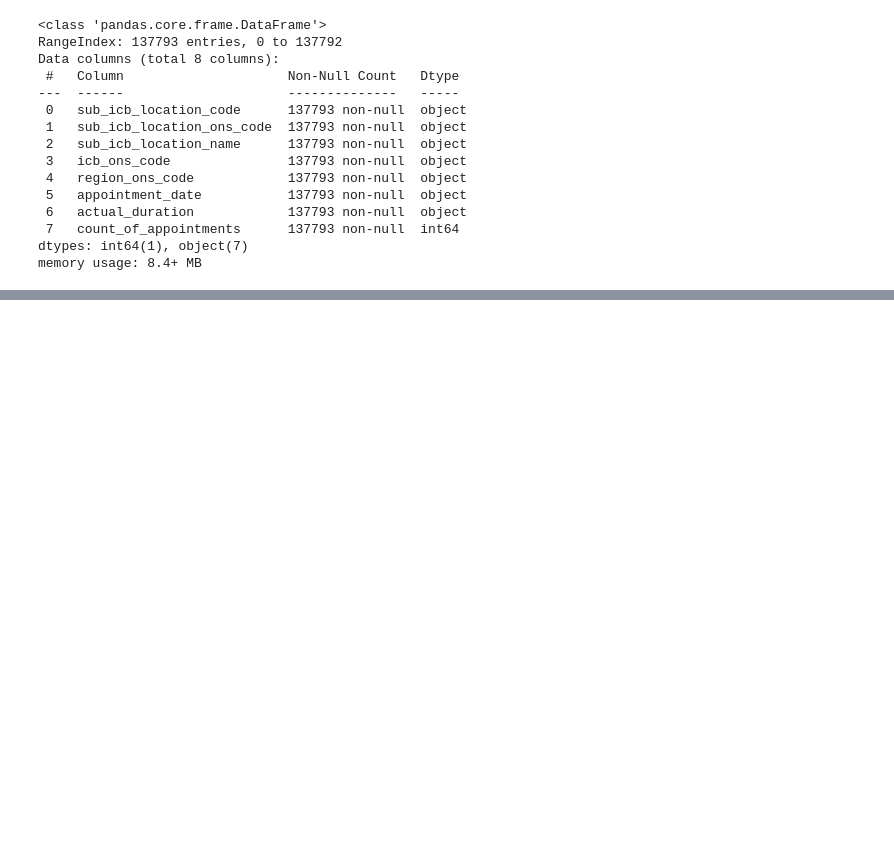
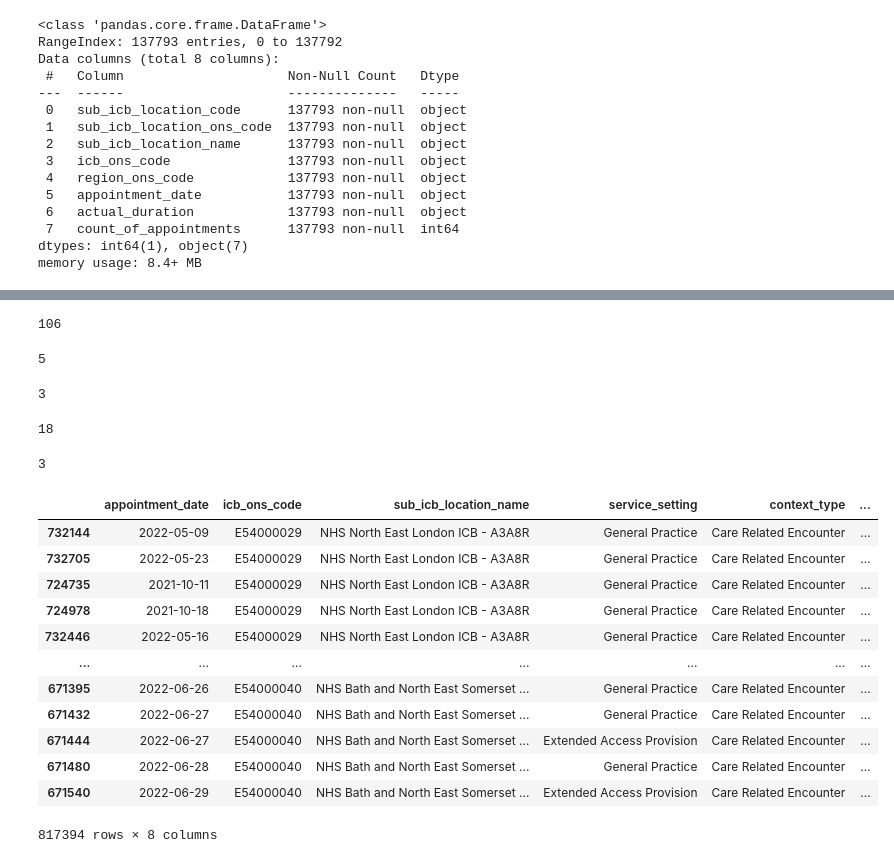
Before and after one commit to crialorob/Alonso_Robles_Cristina_DA201_Assignment, a Jupyter notebook: Alonso_Robles_Cristina_DA201_Assignment Activity 2_Import and explore the data.ipynb, the cells around one changed output, grey strips where cells are left out. Saved outputs shown, nothing was run; the diff lists cells and outputs as text; code cells hidden in the pictures; blank space fills up the shorter version.

Commit message:
Sorting, filtering and counting specific values

```diff
--- a/Alonso_Robles_Cristina_DA201_Assignment Activity 2_Import and explore the data.ipynb
+++ b/Alonso_Robles_Cristina_DA201_Assignment Activity 2_Import and explore the data.ipynb
@@ -603,3 +609,15 @@ Data columns (total 8 columns):
  7   count_of_appointments      137793 non-null  int64
 dtypes: int64(1), object(7)
 memory usage: 8.4+ MB
+# %%
+# Import the necessary packages.
+import pandas as pd
+
+# Read the Excel file.
+# Assign a variable.
+# Use the pd.read_excel() function.
+# Specify the name of the Excel file.
+nc = pd.read_excel('national_categories.xlsx')
+
+# Print the DataFrame.
+nc
@@ -605,0 +696,42 @@ memory usage: 8.4+ MB
+# %%
+# Determine the 5 locations with the highest number of records.
+print(len(ad['sub_icb_location_name'].unique()))
+# %% [output]
+106
+# %%
+# Determine the number of service settings from the 'nc' DataFrame.
+print(len(nc['service_setting'].unique()))
+# %% [output]
+5
+# %%
+# Determine the number of context types from the 'nc' DataFrame.
+print(len(nc['context_type'].unique()))
+# %% [output]
+3
+# %%
+# Determine the number of national categories from the 'nc' DataFrame.
+print(len(nc['national_category'].unique()))
+# %% [output]
+18
+# %%
+# Determine the number of appointment statuses from the 'ar' DataFrame.
+print(len(ar['appointment_status'].unique()))
+# %% [output]
+3
+# %%
+# Sorting the data by 'count_of_appointments' to find the 5 locations with the highest number of records.
+nc.sort_values(by=['count_of_appointments'], ascending=False)
+# %% [output]
+|  | appointment_date | icb_ons_code | sub_icb_location_name | service_setting | context_type | ... |
+| 732144 | 2022-05-09 | E54000029 | NHS North East London ICB - A3A8R | General Practice | Care Related Encounter | ... |
+| 732705 | 2022-05-23 | E54000029 | NHS North East London ICB - A3A8R | General Practice | Care Related Encounter | ... |
+| 724735 | 2021-10-11 | E54000029 | NHS North East London ICB - A3A8R | General Practice | Care Related Encounter | ... |
+| 724978 | 2021-10-18 | E54000029 | NHS North East London ICB - A3A8R | General Practice | Care Related Encounter | ... |
+| 732446 | 2022-05-16 | E54000029 | NHS North East London ICB - A3A8R | General Practice | Care Related Encounter | ... |
+| ... | ... | ... | ... | ... | ... | ... |
+| 671395 | 2022-06-26 | E54000040 | NHS Bath and North East Somerset ... | General Practice | Care Related Encounter | ... |
+| 671432 | 2022-06-27 | E54000040 | NHS Bath and North East Somerset ... | General Practice | Care Related Encounter | ... |
+| 671444 | 2022-06-27 | E54000040 | NHS Bath and North East Somerset ... | Extended Access Provision | Care Related Encounter | ... |
+| 671480 | 2022-06-28 | E54000040 | NHS Bath and North East Somerset ... | General Practice | Care Related Encounter | ... |
+| 671540 | 2022-06-29 | E54000040 | NHS Bath and North East Somerset ... | Extended Access Provision | Care Related Encounter | ... |
+817394 rows × 8 columns
```
Also changed, not shown: parts of 14 cells of this notebook, 1 other file.
